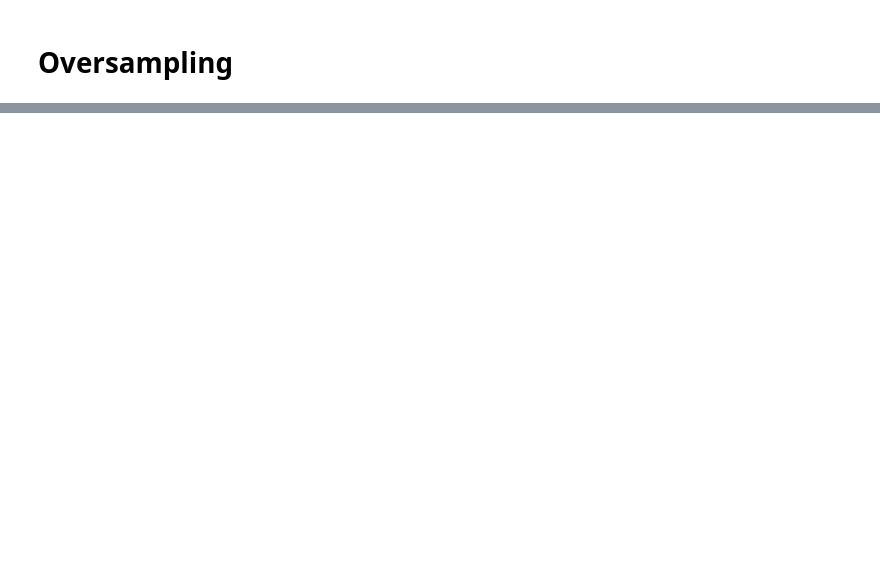
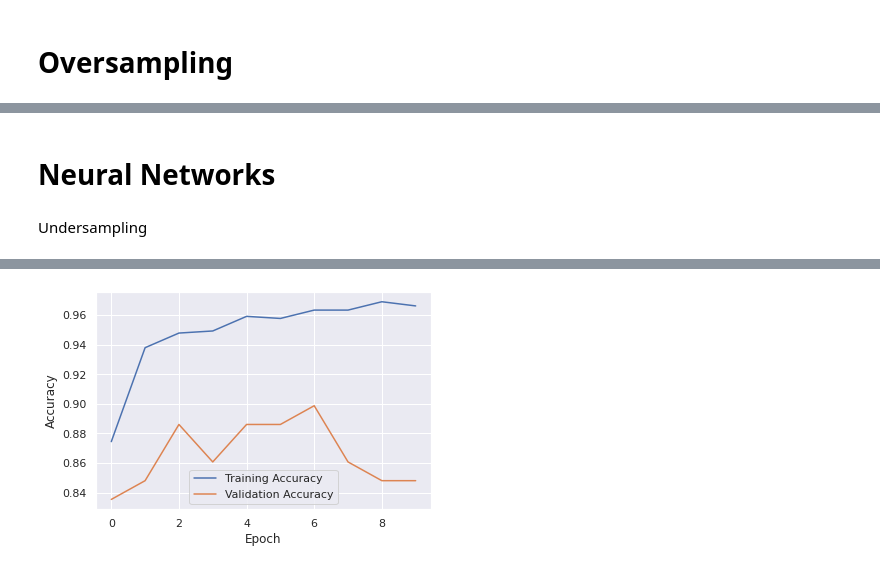
Before and after one commit to melihkurtaran/Fraud_Detection, a Jupyter notebook: FraudDetection.ipynb, the cells around one changed output, grey strips where cells are left out. Saved outputs shown, nothing was run; the diff lists cells and outputs as text; code cells hidden in the pictures; blank space fills up the shorter version.

```diff
--- a/FraudDetection.ipynb
+++ b/FraudDetection.ipynb
@@ -129,0 +261,29 @@ Label Distributions:
+# %% [markdown]
+# **Neural Networks**
+# %% [markdown]
+Undersampling
+# %%
+from tensorflow.keras.layers import Dropout
+
+# Define the neural network model with dropout layers
+model_und = Sequential()
+model_und.add(Dense(64, activation='relu', input_dim=X_train_over.shape[1]))
+model_und.add(Dropout(0.2))
+model_und.add(Dense(64, activation='relu'))
+model_und.add(Dropout(0.2))
+model_und.add(Dense(1, activation='sigmoid'))
+
+# Compile the model with binary crossentropy and Adam optimizer
+model_und.compile(optimizer='adam', loss='binary_crossentropy', metrics=['accuracy'])
+
+# Train the model with 10 epochs, batch size of 4, and validation split of 0.1
+history = model_und.fit(X_train_und, y_train_und, epochs=10, batch_size=4, validation_split=0.1)
+
+# Plot the training and validation accuracy over time
+plt.plot(history.history['accuracy'], label='Training Accuracy')
+plt.plot(history.history['val_accuracy'], label='Validation Accuracy')
+plt.xlabel('Epoch')
+plt.ylabel('Accuracy')
+plt.legend()
+plt.show()
+# %% [output]
@@ -129,0 +310 @@ Label Distributions:
+[figure, added]
```
Also changed, not shown: parts of 21 cells of this notebook.
